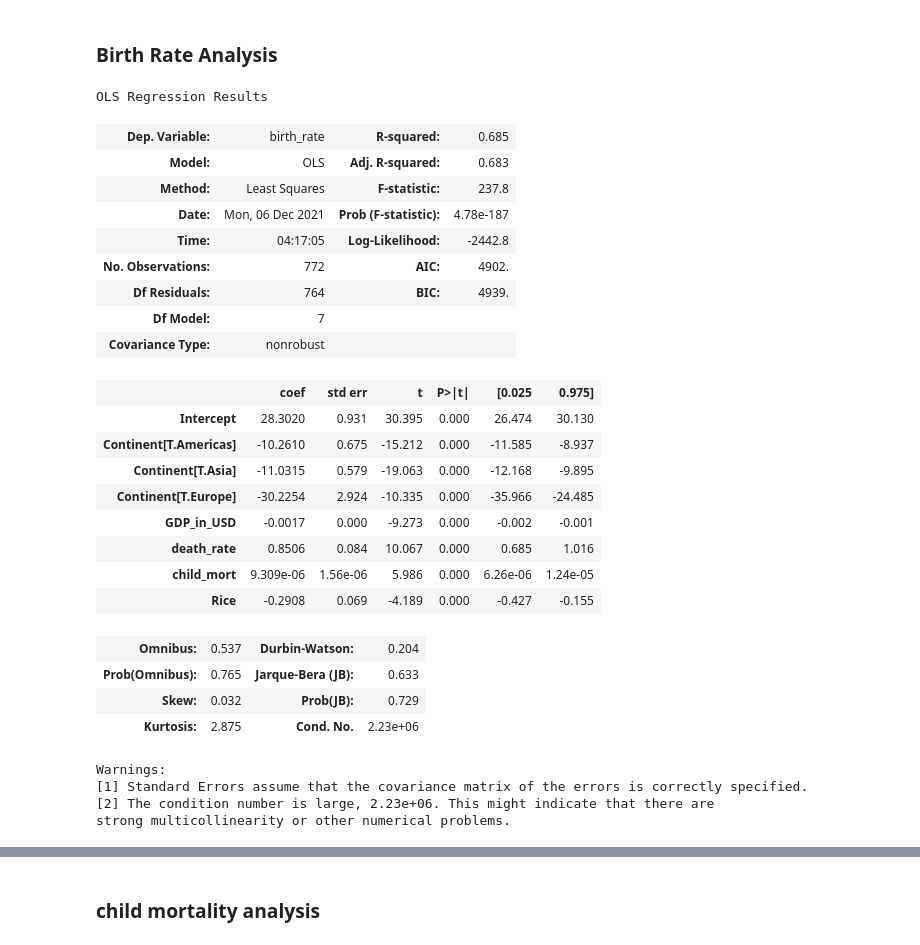
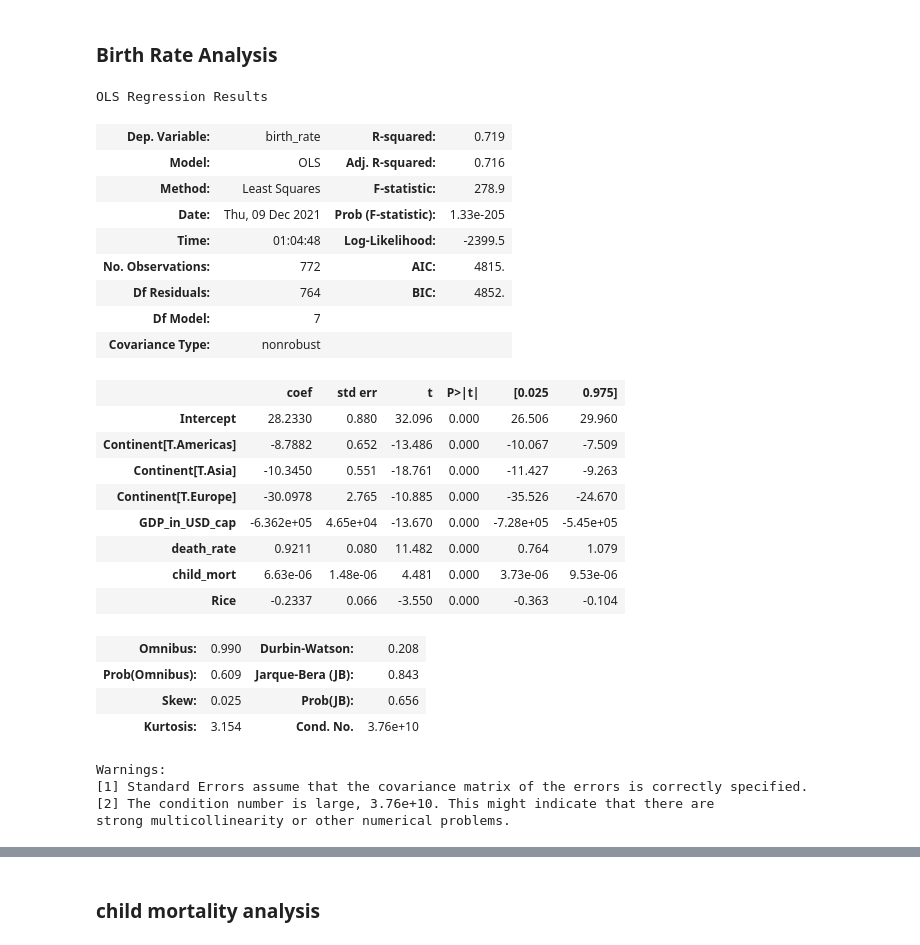
Before and after one commit to MaxSMCON/Group_2, a Jupyter notebook: Group_2_Stats.ipynb, the cells around one changed output, grey strips where cells are left out. Saved outputs shown, nothing was run; the diff lists cells and outputs as text; code cells hidden in the pictures.

```diff
--- a/Group_2_Stats.ipynb
+++ b/Group_2_Stats.ipynb
@@ -893,0 +932,14 @@ df_all.head()
+# %%
+# join
+df_all = pd.merge(
+    df_all,
+    df_Fertility,
+    left_on=('Code', 'mp_year'),
+    right_on=('Code', "Year"),
+
+    how='left',
+    # on = 'Country',
+    # validate = 'one_to_one'
+)
+df_all = df_all.drop(['Year'], axis = 1)
+df_all.head()
@@ -1041,3 +1110,6 @@ Index(['index', 'Country', 'mp_year', 'Rice', 'Code', 'child_mort',
 <li> Data inspection - linear regression by continent, region and countries
 <li> Analysing outliers
 <li> Logistic regression
+# %%
+df_every['GDP_in_USD_cap'] = df_every['GDP_in_USD'] / df_every['population']
+df_every.head()
@@ -1044,34 +1188,34 @@ Index(['index', 'Country', 'mp_year', 'Rice', 'Code', 'child_mort',
 # %% [markdown]
 ### Birth Rate Analysis
 # %%
-m = sm.ols('birth_rate ~ GDP_in_USD +death_rate + child_mort+ Rice + Continent', data = df_every) # Model with just Rice and GDP
+m = sm.ols('birth_rate ~ GDP_in_USD_cap +death_rate + child_mort+ Rice + Continent', data = df_every) # Model with just Rice and GDP
 m = m.fit()
 m.summary()
 # %% [output]
 OLS Regression Results
-| Dep. Variable: | birth_rate | R-squared: | 0.685 |
-| Model: | OLS | Adj. R-squared: | 0.683 |
-| Method: | Least Squares | F-statistic: | 237.8 |
-| Date: | Mon, 06 Dec 2021 | Prob (F-statistic): | 4.78e-187 |
-| Time: | 04:17:05 | Log-Likelihood: | -2442.8 |
-| No. Observations: | 772 | AIC: | 4902. |
-| Df Residuals: | 764 | BIC: | 4939. |
+| Dep. Variable: | birth_rate | R-squared: | 0.719 |
+| Model: | OLS | Adj. R-squared: | 0.716 |
+| Method: | Least Squares | F-statistic: | 278.9 |
+| Date: | Thu, 09 Dec 2021 | Prob (F-statistic): | 1.33e-205 |
+| Time: | 01:04:48 | Log-Likelihood: | -2399.5 |
+| No. Observations: | 772 | AIC: | 4815. |
+| Df Residuals: | 764 | BIC: | 4852. |
 | Df Model: | 7 |  |  |
 | Covariance Type: | nonrobust |  |  |
 |  | coef | std err | t | P>|t| | [0.025 | 0.975] |
-| Intercept | 28.3020 | 0.931 | 30.395 | 0.000 | 26.474 | 30.130 |
-| Continent[T.Americas] | -10.2610 | 0.675 | -15.212 | 0.000 | -11.585 | -8.937 |
-| Continent[T.Asia] | -11.0315 | 0.579 | -19.063 | 0.000 | -12.168 | -9.895 |
-| Continent[T.Europe] | -30.2254 | 2.924 | -10.335 | 0.000 | -35.966 | -24.485 |
-| GDP_in_USD | -0.0017 | 0.000 | -9.273 | 0.000 | -0.002 | -0.001 |
-| death_rate | 0.8506 | 0.084 | 10.067 | 0.000 | 0.685 | 1.016 |
-| child_mort | 9.309e-06 | 1.56e-06 | 5.986 | 0.000 | 6.26e-06 | 1.24e-05 |
-| Rice | -0.2908 | 0.069 | -4.189 | 0.000 | -0.427 | -0.155 |
+| Intercept | 28.2330 | 0.880 | 32.096 | 0.000 | 26.506 | 29.960 |
+| Continent[T.Americas] | -8.7882 | 0.652 | -13.486 | 0.000 | -10.067 | -7.509 |
+| Continent[T.Asia] | -10.3450 | 0.551 | -18.761 | 0.000 | -11.427 | -9.263 |
+| Continent[T.Europe] | -30.0978 | 2.765 | -10.885 | 0.000 | -35.526 | -24.670 |
+| GDP_in_USD_cap | -6.362e+05 | 4.65e+04 | -13.670 | 0.000 | -7.28e+05 | -5.45e+05 |
+| death_rate | 0.9211 | 0.080 | 11.482 | 0.000 | 0.764 | 1.079 |
+| child_mort | 6.63e-06 | 1.48e-06 | 4.481 | 0.000 | 3.73e-06 | 9.53e-06 |
+| Rice | -0.2337 | 0.066 | -3.550 | 0.000 | -0.363 | -0.104 |
-| Omnibus: | 0.537 | Durbin-Watson: | 0.204 |
-| Prob(Omnibus): | 0.765 | Jarque-Bera (JB): | 0.633 |
-| Skew: | 0.032 | Prob(JB): | 0.729 |
-| Kurtosis: | 2.875 | Cond. No. | 2.23e+06 |
+| Omnibus: | 0.990 | Durbin-Watson: | 0.208 |
+| Prob(Omnibus): | 0.609 | Jarque-Bera (JB): | 0.843 |
+| Skew: | 0.025 | Prob(JB): | 0.656 |
+| Kurtosis: | 3.154 | Cond. No. | 3.76e+10 |
 Warnings:
 [1] Standard Errors assume that the covariance matrix of the errors is correctly specified.
-[2] The condition number is large, 2.23e+06. This might indicate that there are
+[2] The condition number is large, 3.76e+10. This might indicate that there are
 strong multicollinearity or other numerical problems.
```
Also changed, not shown: parts of 66 cells of this notebook.
